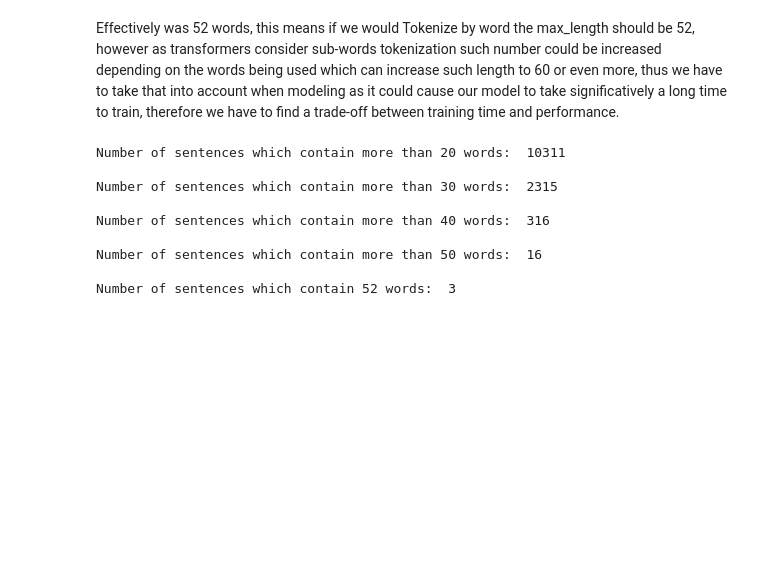
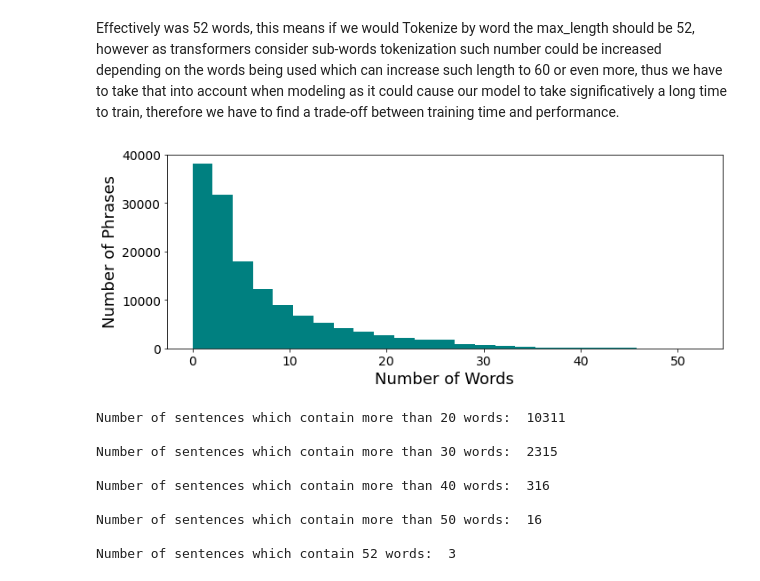
Before and after one commit to wxy12151/AMLSII_21-22_SN21054489, a Jupyter notebook: main.ipynb, the cells around one changed output. Cells and saved outputs as stored; diff of their text form; code cells hidden in the pictures; blank space fills up the shorter version.

```diff
--- a/main.ipynb
+++ b/main.ipynb
@@ -174,6 +179,19 @@ df_train['Phrase'].str.split().map(lambda x: len(x)).max()
 52
 # %% [markdown]
 Effectively was 52 words, this means if we would Tokenize by word the max_length should be 52, however as transformers consider sub-words tokenization such number could be increased depending on the words being used which can increase such length to 60 or even more, thus we have to take that into account when modeling as it could cause our model to take significatively a long time to train, therefore we have to find a trade-off between training time and performance.
+# %%
+f, (ax1) = plt.subplots(figsize=(10,4))
+
+ax1.hist(df_train['Phrase'].str.split().map(lambda x: len(x)), bins=25, color='#008080')
+# ax1.set_title('')
+ax1.tick_params(labelsize=14)
+ax1.set_xlabel('Number of Words', fontsize = 18)
+ax1.set_ylabel('Number of Phrases', fontsize = 18)
+
+plt.tight_layout()
+plt.savefig("./images/words_num.pdf")
+# %% [output]
+[figure, added]
 # %%
 df20=pd.DataFrame(df_train['Phrase'].str.split().map(lambda x: len(x))>=20)
 print('Number of sentences which contain more than 20 words: ', df20.loc[df20['Phrase']==True].shape[0])
```
Also changed, not shown: parts of 54 cells of this notebook, 19 other files.
